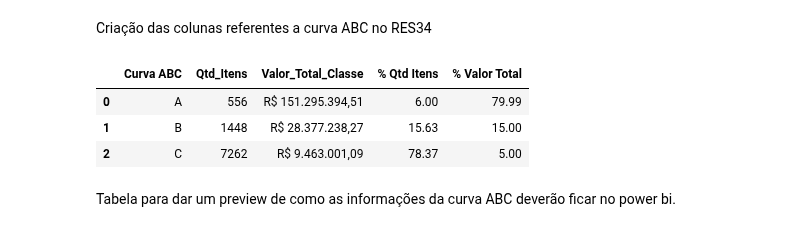
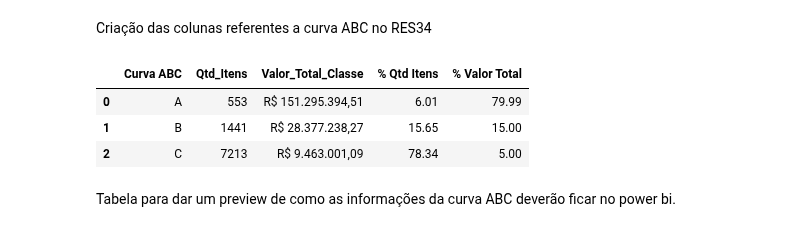
Before and after one commit to Lucasdz-7/Projeto-Integrador-4, a Jupyter notebook: CódigoAPI4.ipynb, the cells around one changed output. Drawn from its saved outputs; the diff is of its cells as text; code cells hidden in the pictures.

```diff
--- a/CódigoAPI4.ipynb
+++ b/CódigoAPI4.ipynb
@@ -54,6 +57,19 @@ RES43 = pd.concat([RES43_Essencial, RES43_Estrategico, RES43_Normal], ignore_ind
 
 
 del RES43_Essencial, RES43_Estrategico, RES43_Normal
+# %%
+# Filtro manter apenas Produtos Acabados (Código 1.0)
+PROD = PROD[PROD['Estruturado'].astype(str).str.startswith('1.0', na=False)]
+
+# 3. Limpeza das colunas em desuso confirmadas pelo cliente
+cols_lixo_geral = ['Sequência de inventário', 'Ação', 'Custo pesquisa', 'Classe BEC', 'Bruto', 'Mat. Bruto', 'Mat. Mec.', '4L']
+PROD = PROD.drop(columns=cols_lixo_geral, errors='ignore')
+RES34 = RES34.drop(columns=cols_lixo_geral, errors='ignore')
+RES43 = RES43.drop(columns=cols_lixo_geral, errors='ignore')
+RES47 = RES47.drop(columns=cols_lixo_geral, errors='ignore')
+
+# Cruzamento da RES82 para traduzir os 98 códigos
+RES82 = RES82.merge(DEFINICOES_RES82, on='Tipo Lancto.', how='left')
 # %% [markdown]
 Criamos uma coluna com qual tipo de RES43 a linha é, depois juntamos as 3 tabelas diferentes em uma única, por fim, apagamos as 3 separadas.
 # %%
@@ -95,33 +111,33 @@ Criação das colunas referentes a curva ABC no RES34
 # %%
 # Agrupando os dados pela classe (A, B e C) e somar os valores e quantidades, cada código diferente é um item.
 resumo_abc = RES34.groupby('Curva ABC').agg(
-    Qtd_Itens=('Cód. Red.', 'count'),
+    Qtd_Itens=('Cód. Red.', 'nunique'),
     Valor_Total_Classe=('Valor Total', 'sum')
 ).reset_index()
 
 # Somando todos itens e todo valor para criarmos sabermos a porcentagem
 total_itens = resumo_abc['Qtd_Itens'].sum()
 total_valor = resumo_abc['Valor_Total_Classe'].sum()
 
 # Criando as colunas de porcentagem
 resumo_abc['% Qtd Itens'] = (resumo_abc['Qtd_Itens'] / total_itens) * 100
 resumo_abc['% Valor Total'] = (resumo_abc['Valor_Total_Classe'] / total_valor) * 100
 
  # Arredondando as casas decimais das porcentagens
 resumo_abc['% Qtd Itens'] = resumo_abc['% Qtd Itens'].round(2)
 resumo_abc['% Valor Total'] = resumo_abc['% Valor Total'].round(2)
 
 # Formatando para o padrão monetário
 resumo_abc['Valor_Total_Classe'] = resumo_abc['Valor_Total_Classe'].apply(
     lambda x: f'R$ {x:,.2f}'.replace(',', 'X').replace('.', ',').replace('X', '.')
 )
 
 display(resumo_abc)
 # %% [output]
 |  | Curva ABC | Qtd_Itens | Valor_Total_Classe | % Qtd Itens | % Valor Total |
-| 0 | A | 556 | R$ 151.295.394,51 | 6.00 | 79.99 |
-| 1 | B | 1448 | R$ 28.377.238,27 | 15.63 | 15.00 |
-| 2 | C | 7262 | R$ 9.463.001,09 | 78.37 | 5.00 |
+| 0 | A | 553 | R$ 151.295.394,51 | 6.01 | 79.99 |
+| 1 | B | 1441 | R$ 28.377.238,27 | 15.65 | 15.00 |
+| 2 | C | 7213 | R$ 9.463.001,09 | 78.34 | 5.00 |
 # %% [markdown]
 Tabela para dar um preview de como as informações da curva ABC deverão ficar no power bi.
 # %%
```
Also changed, not shown: parts of 9 cells of this notebook.
